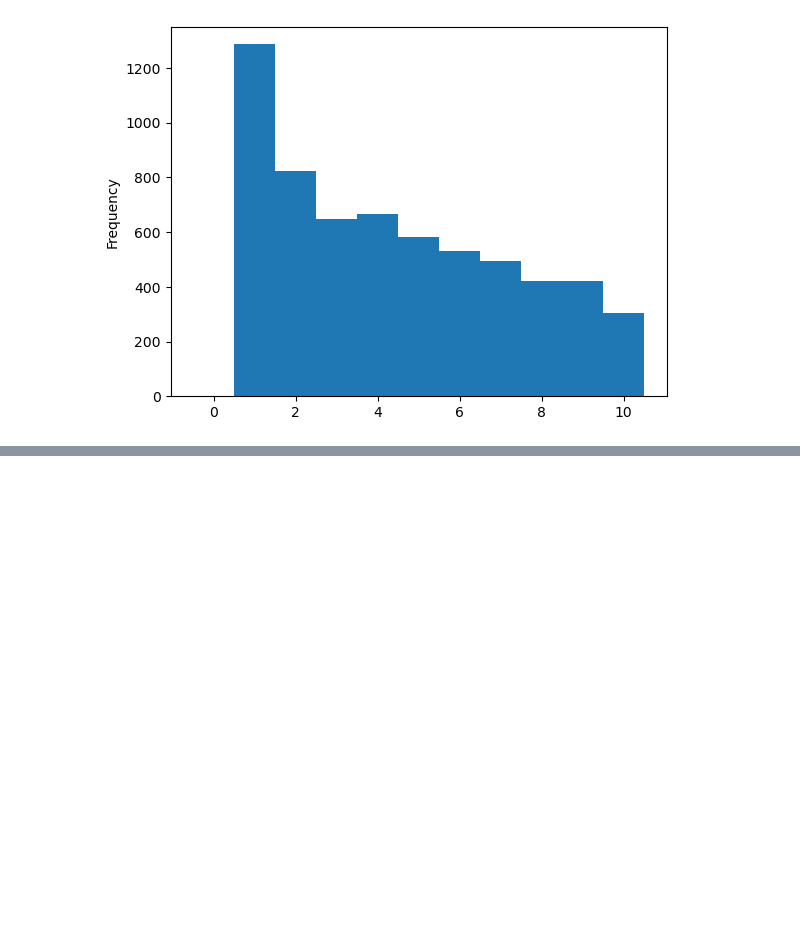
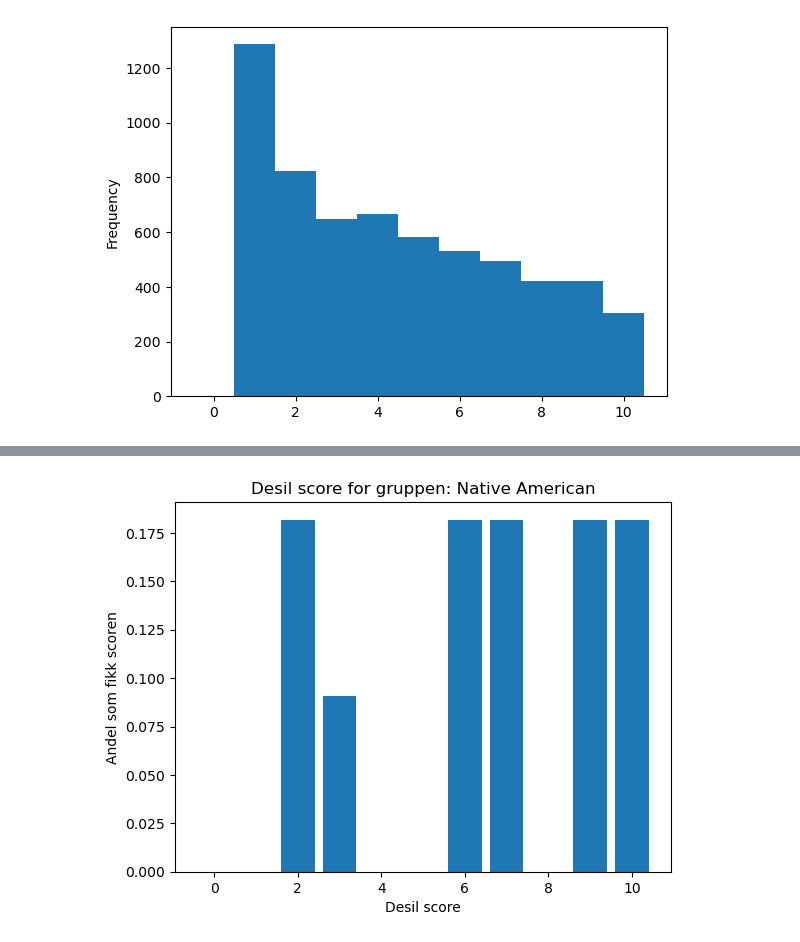
Before and after one commit to asmund20/hon2200-prosjekt, a Jupyter notebook: notebooks/1a.ipynb, the cells around one changed output, grey strips where cells are left out. Cells and saved outputs as stored; diff of their text form; code cells hidden in the pictures; blank space fills up the shorter version.

```diff
--- a/notebooks/1a.ipynb
+++ b/notebooks/1a.ipynb
@@ -80,0 +91,4 @@ histogram("race", "African-American")
+# %%
+histogram("race", "Native American")
+# %% [output]
+[figure, added]
```
Also changed, not shown: parts of 10 cells of this notebook.
